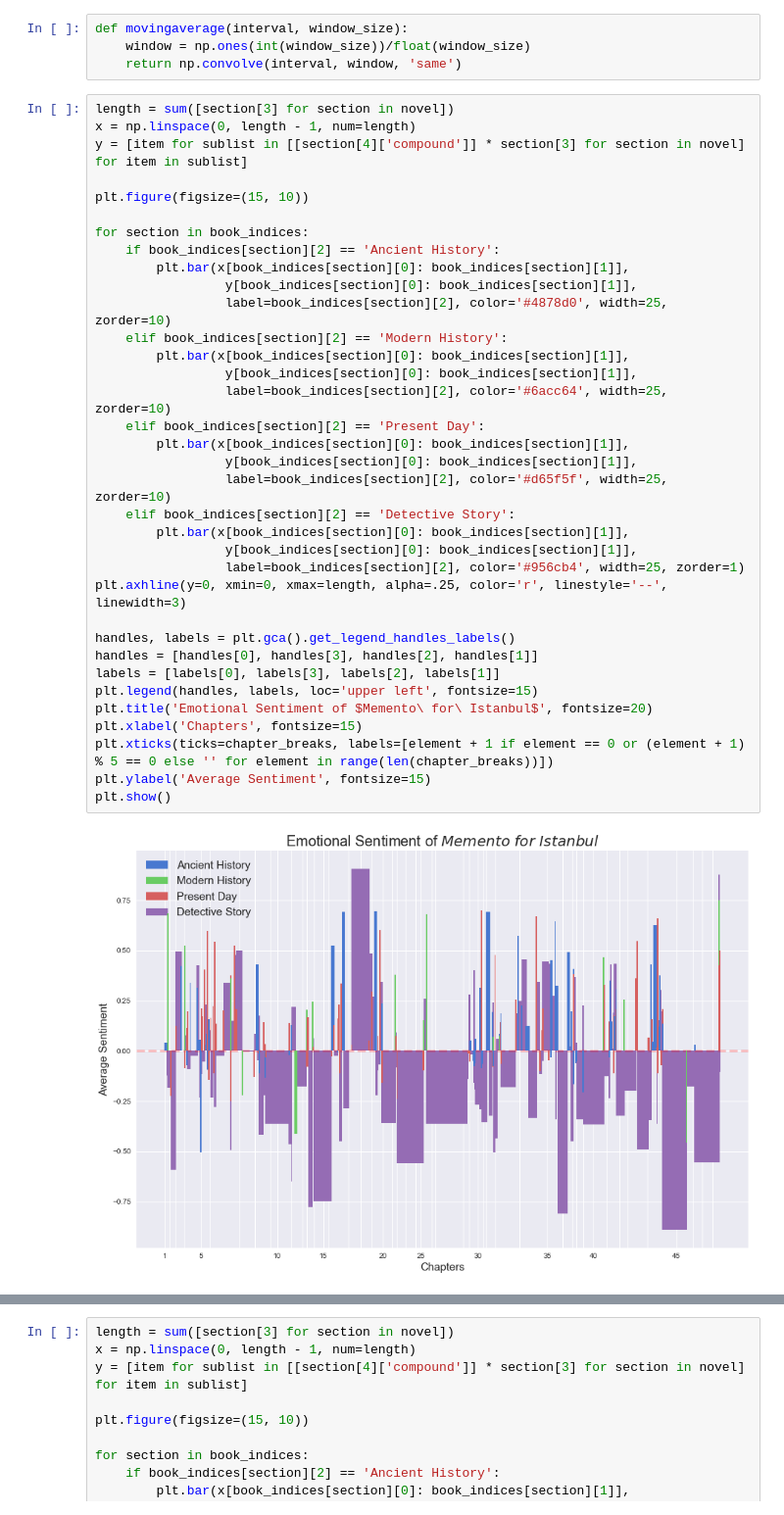
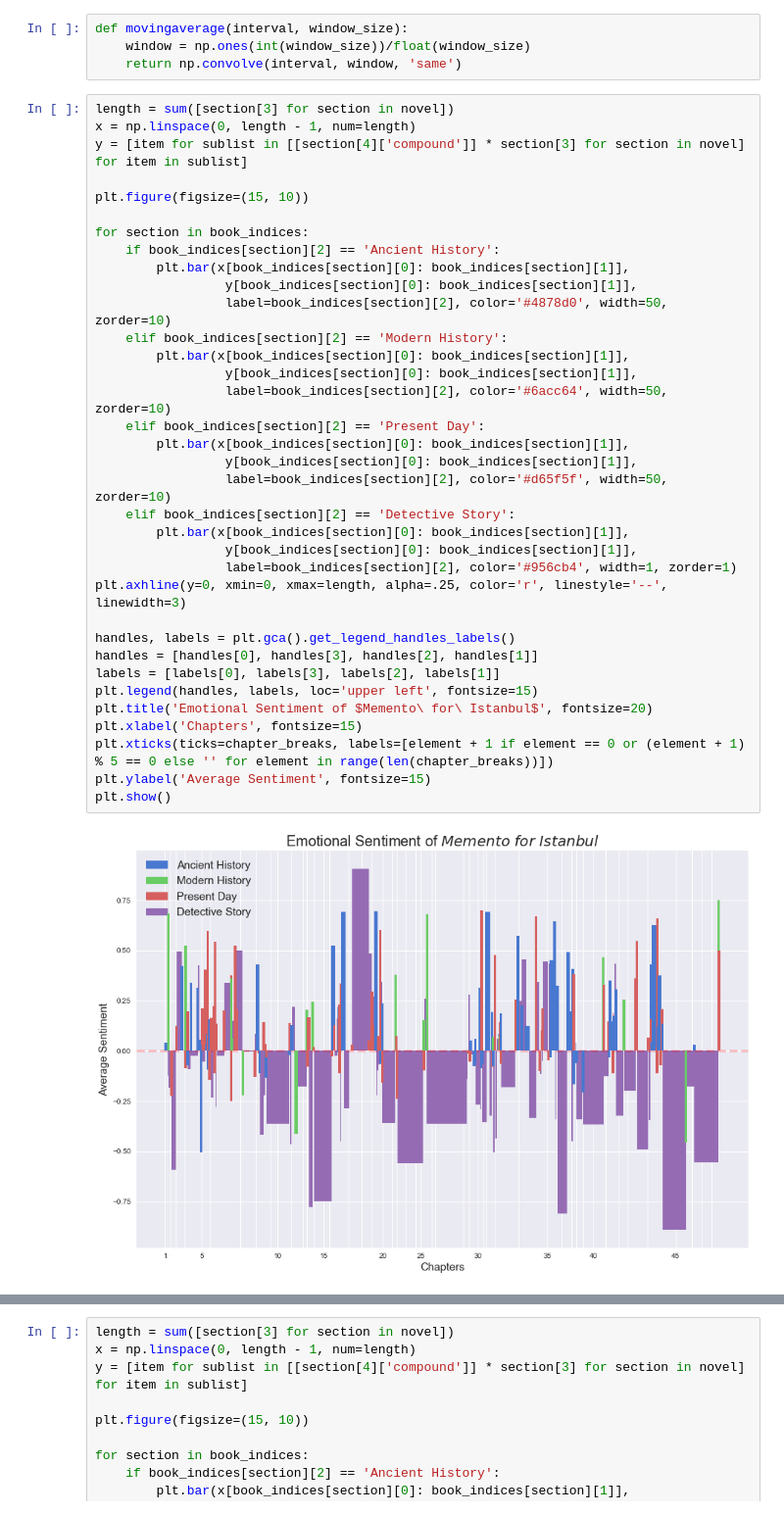
Before and after one commit to raffg/memento_for_istanbul, a Jupyter notebook: sentiment_analysis.ipynb, the cells around one changed output, grey strips where cells are left out. Shown at 98% size. Drawn from its saved outputs; the diff is of its cells as text.

```diff
--- a/sentiment_analysis.ipynb
+++ b/sentiment_analysis.ipynb
@@ -166,35 +178,35 @@ length = sum([section[3] for section in novel])
 x = np.linspace(0, length - 1, num=length)
 y = [item for sublist in [[section[4]['compound']] * section[3] for section in novel] for item in sublist]
 
 plt.figure(figsize=(15, 10))
 
 for section in book_indices:
     if book_indices[section][2] == 'Ancient History':
         plt.bar(x[book_indices[section][0]: book_indices[section][1]],
                  y[book_indices[section][0]: book_indices[section][1]],
-                 label=book_indices[section][2], color='#4878d0', width=25, zorder=10)
+                 label=book_indices[section][2], color='#4878d0', width=50, zorder=10)
     elif book_indices[section][2] == 'Modern History':
         plt.bar(x[book_indices[section][0]: book_indices[section][1]],
                  y[book_indices[section][0]: book_indices[section][1]],
-                 label=book_indices[section][2], color='#6acc64', width=25, zorder=10)
+                 label=book_indices[section][2], color='#6acc64', width=50, zorder=10)
     elif book_indices[section][2] == 'Present Day':
         plt.bar(x[book_indices[section][0]: book_indices[section][1]],
                  y[book_indices[section][0]: book_indices[section][1]],
-                 label=book_indices[section][2], color='#d65f5f', width=25, zorder=10)
+                 label=book_indices[section][2], color='#d65f5f', width=50, zorder=10)
     elif book_indices[section][2] == 'Detective Story':
         plt.bar(x[book_indices[section][0]: book_indices[section][1]],
                  y[book_indices[section][0]: book_indices[section][1]],
-                 label=book_indices[section][2], color='#956cb4', width=25, zorder=1)
+                 label=book_indices[section][2], color='#956cb4', width=1, zorder=1)
 plt.axhline(y=0, xmin=0, xmax=length, alpha=.25, color='r', linestyle='--', linewidth=3)
 
 handles, labels = plt.gca().get_legend_handles_labels()
 handles = [handles[0], handles[3], handles[2], handles[1]]
 labels = [labels[0], labels[3], labels[2], labels[1]]
 plt.legend(handles, labels, loc='upper left', fontsize=15)
 plt.title('Emotional Sentiment of $Memento\ for\ Istanbul$', fontsize=20)
 plt.xlabel('Chapters', fontsize=15)
 plt.xticks(ticks=chapter_breaks, labels=[element + 1 if element == 0 or (element + 1) % 5 == 0 else '' for element in range(len(chapter_breaks))])
 plt.ylabel('Average Sentiment', fontsize=15)
 plt.show()
 # %% [output]
-[figure, old version]
+[figure, new version]
```
Also changed, not shown: parts of 20 cells of this notebook.
